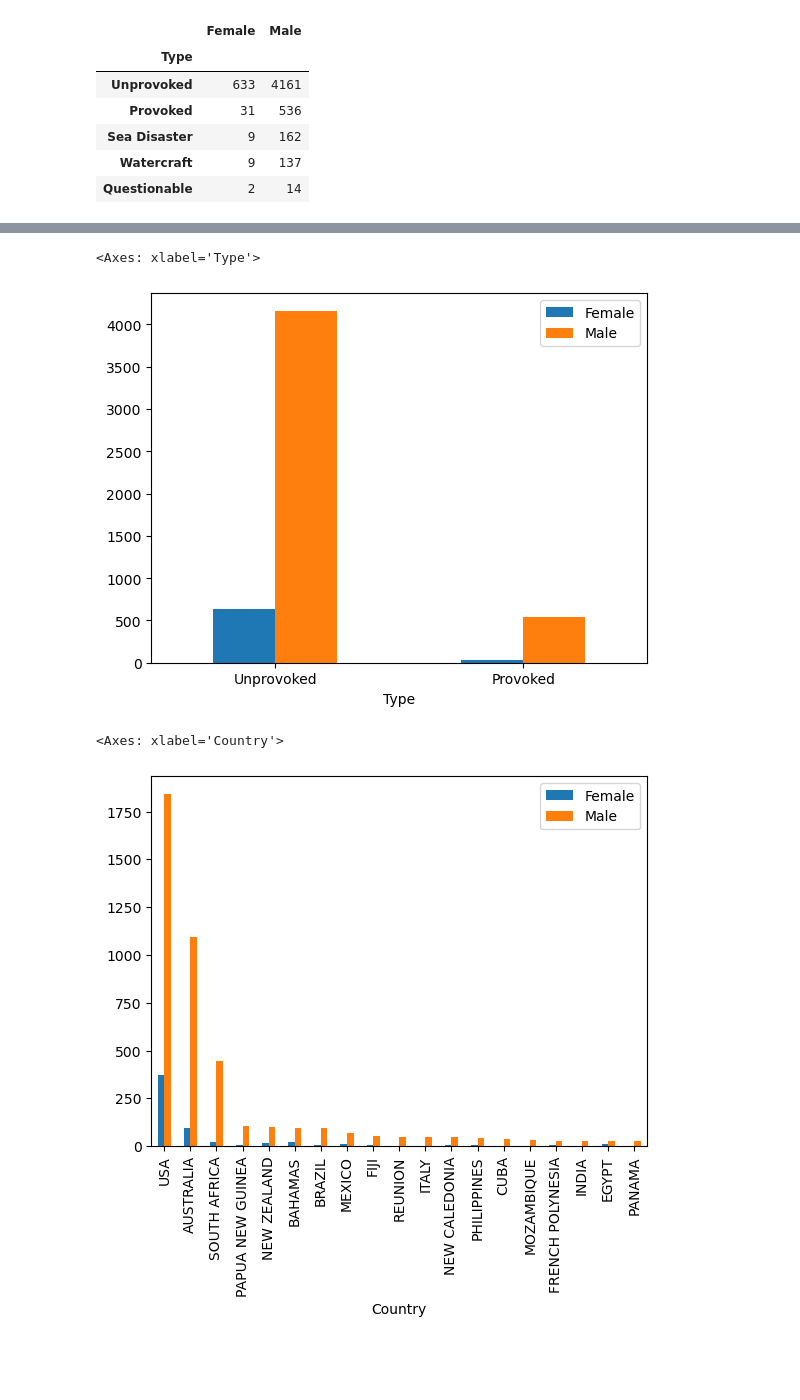
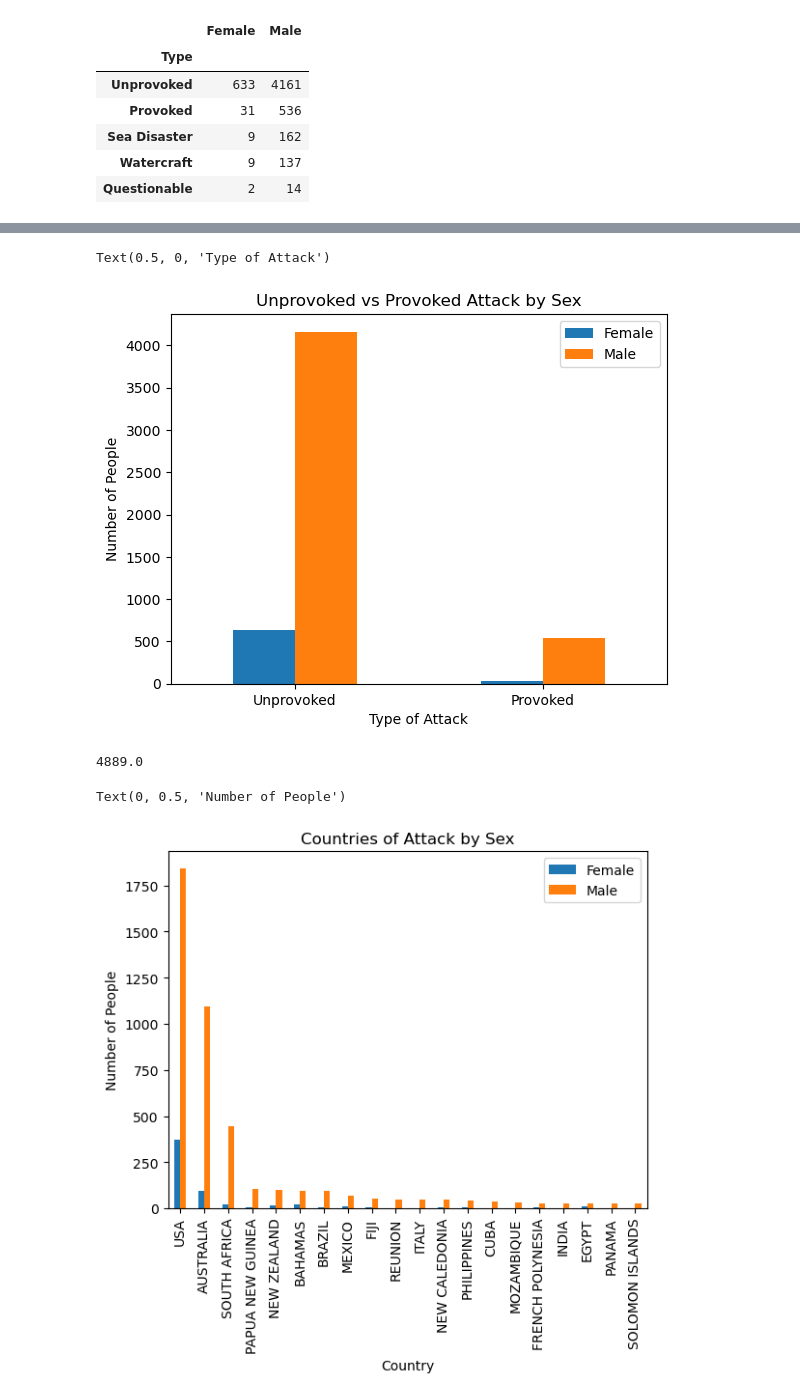
Before and after one commit to Tadespi/Project_1, a Jupyter notebook: Shark attack gender analysis.ipynb, the cells around one changed output, grey strips where cells are left out. Drawn from its saved outputs; the diff is of its cells as text; code cells hidden in the pictures; blank space fills up the shorter version.

```diff
--- a/Shark attack gender analysis.ipynb
+++ b/Shark attack gender analysis.ipynb
@@ -100,9 +124,11 @@ m_f_type_df.plot.bar(rot=0, figsize=(7, 8))
 # %%
 #Bar chart for provoked vs unprovoked by sex
-m_f_type_df.iloc[[0,1]].plot.bar(rot=0)
+bar_chart_p_vs_u = m_f_type_df.iloc[[0,1]].plot.bar(rot=0,title= 'Unprovoked vs Provoked Attack by Sex')
+bar_chart_p_vs_u.set_ylabel('Number of People')
+bar_chart_p_vs_u.set_xlabel('Type of Attack')
 # %% [output]
-<Axes: xlabel='Type'>
+Text(0.5, 0, 'Type of Attack')
-[figure, old version]
+[figure, new version]
 # %%
 #Creating data frames with counts by sex broken up by country
 type_f_df = pd.DataFrame(female_df['Country'].value_counts())
@@ -116,9 +142,17 @@ type_m_df.rename(columns={'count':'Male'},inplace = True)
 #Joining dataframes
 m_f_type_country_df = type_f_df.join(type_m_df,how='outer')
 #Sorting dataframe and keeping the top 20 countries to graph
-m_f_type_country_df=m_f_type_country_df.sort_values(by =['Male'],ascending=False).iloc[:19]
+m_f_type_country_df=m_f_type_country_df.sort_values(by =['Male'],ascending=False).iloc[:20]
+# %%
+m_f_type_country_df
+total = (m_f_type_country_df.Female.sum() + m_f_type_country_df.Male.sum())
+total
+# %% [output]
+4889.0
 # %%
-m_f_type_country_df.plot.bar()
+#Create bar graph of the top 20 countries by sex
+bar_chart_country= m_f_type_country_df.plot.bar(title= 'Countries of Attack by Sex')
+bar_chart_country.set_ylabel('Number of People')
 # %% [output]
-<Axes: xlabel='Country'>
+Text(0, 0.5, 'Number of People')
-[figure, old version]
+[figure, new version]
```
Also changed, not shown: parts of 4 cells of this notebook.
